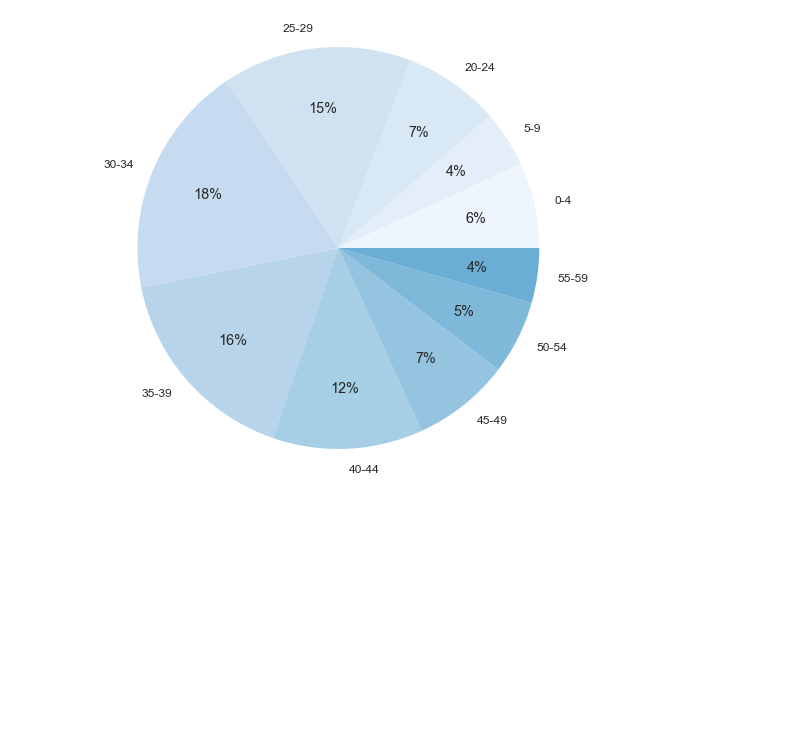
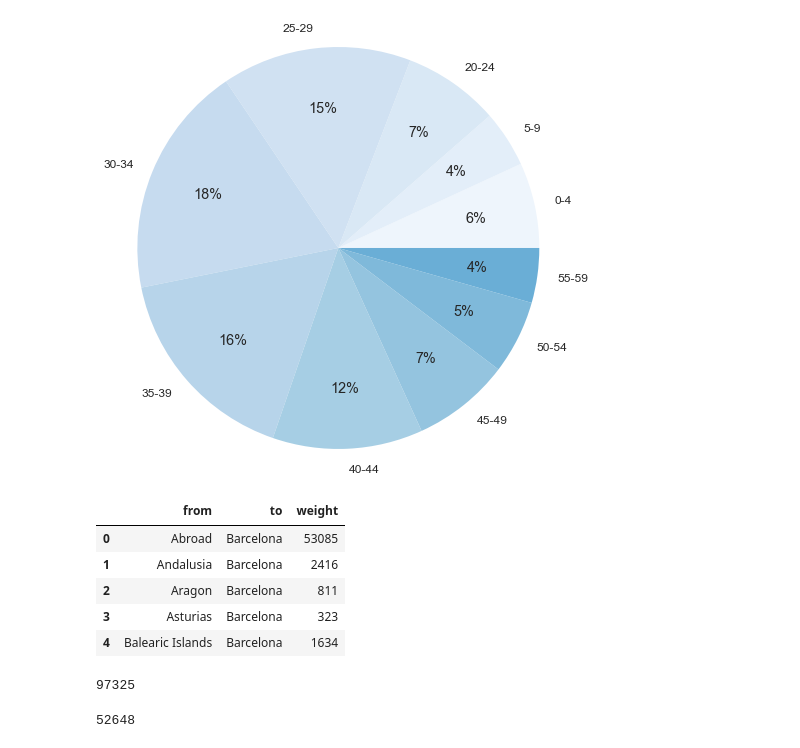
Before and after one commit to novajon/exploring-barcelona, a Jupyter notebook: Barcelona Data Analysis.ipynb, the cells around one changed output. Cells and saved outputs as stored; diff of their text form; code cells hidden in the pictures; blank space fills up the shorter version.

```diff
--- a/Barcelona Data Analysis.ipynb
+++ b/Barcelona Data Analysis.ipynb
@@ -278,3 +280,14 @@ plt.axis("equal")
  -1.1057466240265463,
  1.1125901398300522)
 [figure]
+# %%
+imigration_emigration_destination = pd.read_csv("input/immigrants_emigrants_by_destination.csv")
+# %%
+imigration_emigration_destination.head()
+# %% [output]
+|  | from | to | weight |
+| 0 | Abroad | Barcelona | 53085 |
+| 1 | Andalusia | Barcelona | 2416 |
+| 2 | Aragon | Barcelona | 811 |
+| 3 | Asturias | Barcelona | 323 |
+| 4 | Balearic Islands | Barcelona | 1634 |
@@ -280,0 +297,8 @@ plt.axis("equal")
+# %%
+total_imigration
+# %% [output]
+97325
+# %%
+total_emigration
+# %% [output]
+52648
```
Also changed, not shown: parts of 19 cells of this notebook.
